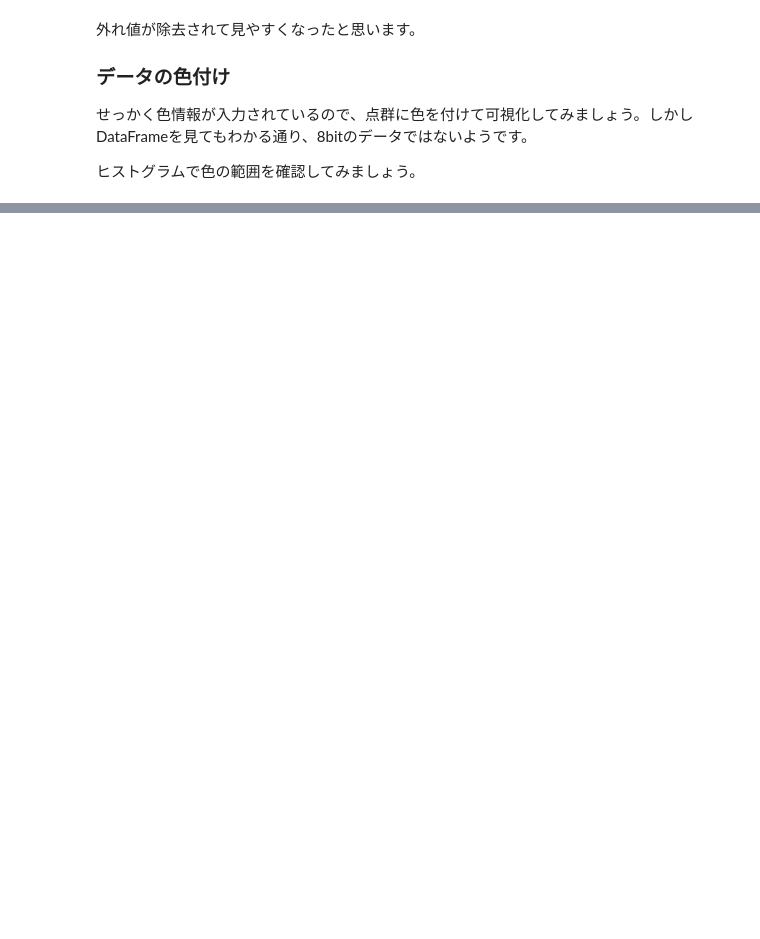
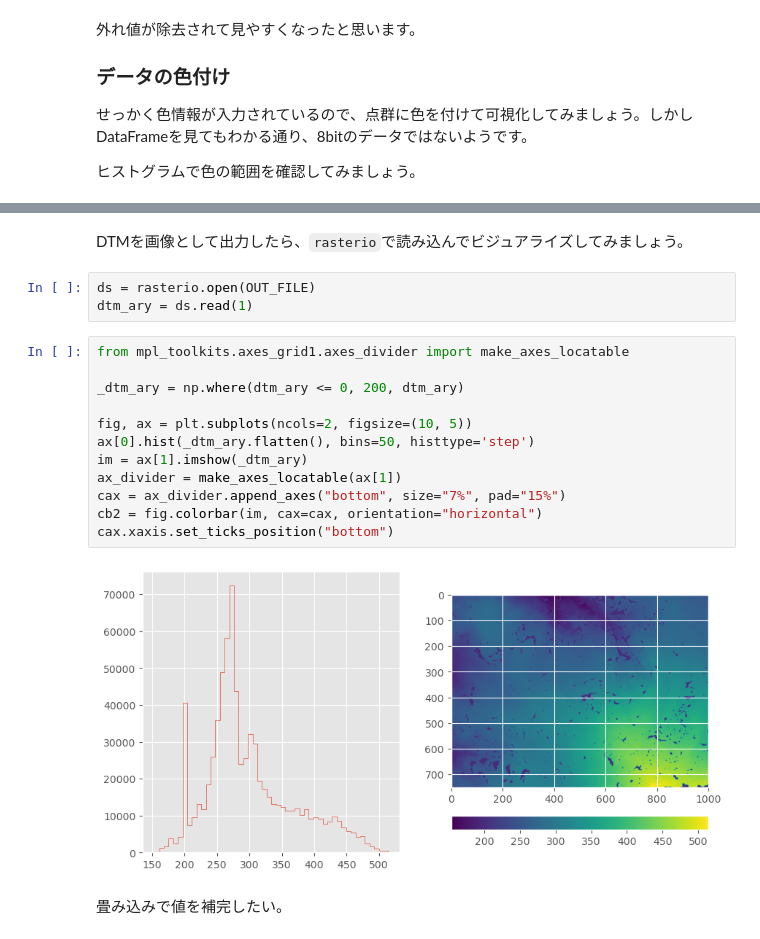
Before and after one commit to shingo405nagano/WriteZenn, a Jupyter notebook: notebooks/learn_lidar_session1_pdal.ipynb, the cells around one changed output, grey strips where cells are left out. Cells and saved outputs as stored; diff of their text form; blank space fills up the shorter version.

```diff
--- a/notebooks/learn_lidar_session1_pdal.ipynb
+++ b/notebooks/learn_lidar_session1_pdal.ipynb
@@ -279,0 +325,21 @@ open3d.visualization.draw_geometries([visualize])
+# %% [markdown]
+DTMを画像として出力したら、`rasterio`で読み込んでビジュアライズしてみましょう。
+# %%
+ds = rasterio.open(OUT_FILE)
+dtm_ary = ds.read(1)
+# %%
+from mpl_toolkits.axes_grid1.axes_divider import make_axes_locatable
+
+_dtm_ary = np.where(dtm_ary <= 0, 200, dtm_ary)
+
+fig, ax = plt.subplots(ncols=2, figsize=(10, 5))
+ax[0].hist(_dtm_ary.flatten(), bins=50, histtype='step')
+im = ax[1].imshow(_dtm_ary)
+ax_divider = make_axes_locatable(ax[1])
+cax = ax_divider.append_axes("bottom", size="7%", pad="15%")
+cb2 = fig.colorbar(im, cax=cax, orientation="horizontal")
+cax.xaxis.set_ticks_position("bottom")
+# %% [output]
+[figure, added]
+# %% [markdown]
+畳み込みで値を補完したい。
```
Also changed, not shown: parts of 18 cells of this notebook.
